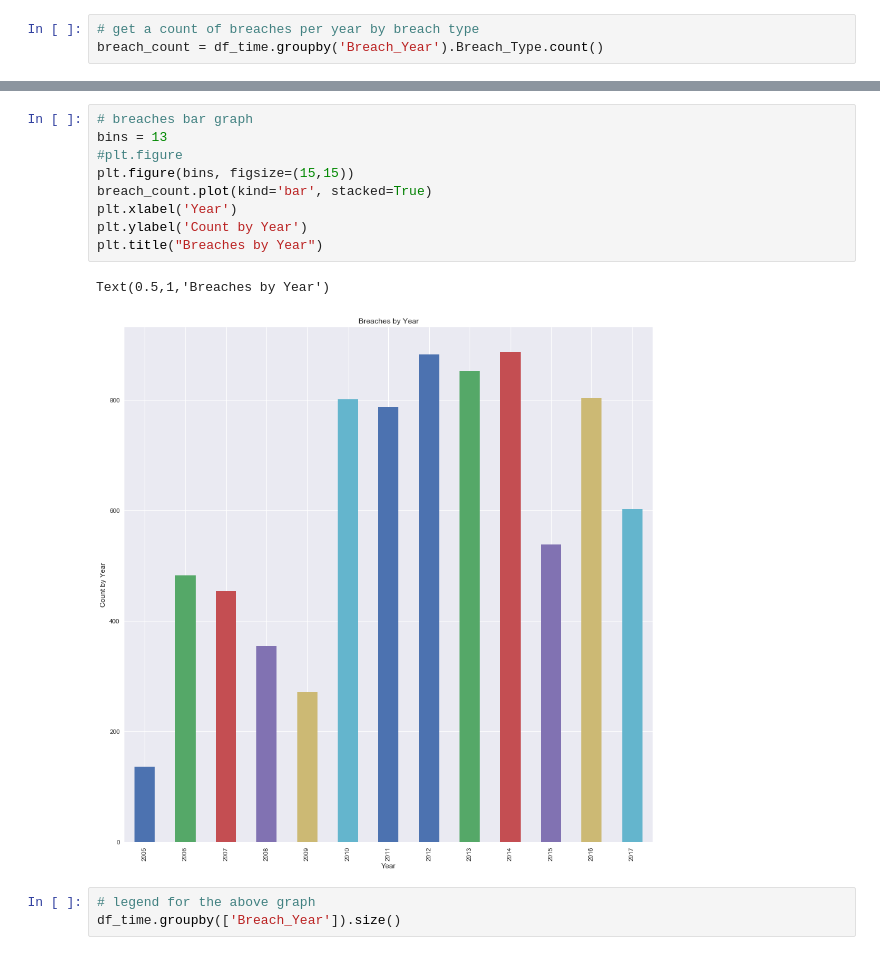
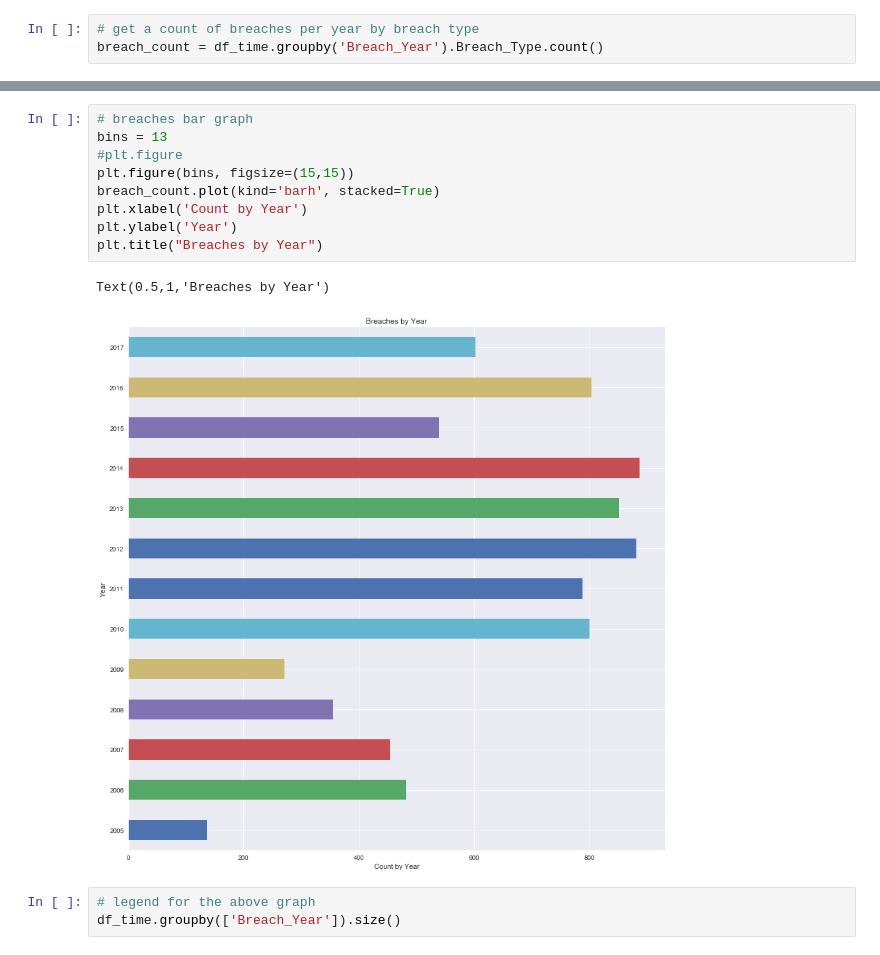
Before and after one commit to dmrod01/Capstone, a Jupyter notebook: Business Questions and Support .ipynb, the cells around one changed output, grey strips where cells are left out. Saved outputs shown, nothing was run; the diff lists cells and outputs as text.

```diff
--- a/Business Questions and Support .ipynb
+++ b/Business Questions and Support .ipynb
@@ -500,15 +527,15 @@ breach_count = df_time.groupby('Breach_Year').Breach_Type.count()
 # %%
 # breaches bar graph
 bins = 13
 #plt.figure
 plt.figure(bins, figsize=(15,15))
-breach_count.plot(kind='bar', stacked=True)
-plt.xlabel('Year')
-plt.ylabel('Count by Year')
+breach_count.plot(kind='barh', stacked=True)
+plt.xlabel('Count by Year')
+plt.ylabel('Year')
 plt.title("Breaches by Year")
 # %% [output]
 Text(0.5,1,'Breaches by Year')
-[figure, old version]
+[figure, new version]
 # %%
 # legend for the above graph
 df_time.groupby(['Breach_Year']).size()
```
Also changed, not shown: parts of 32 cells of this notebook, 2 other files.
